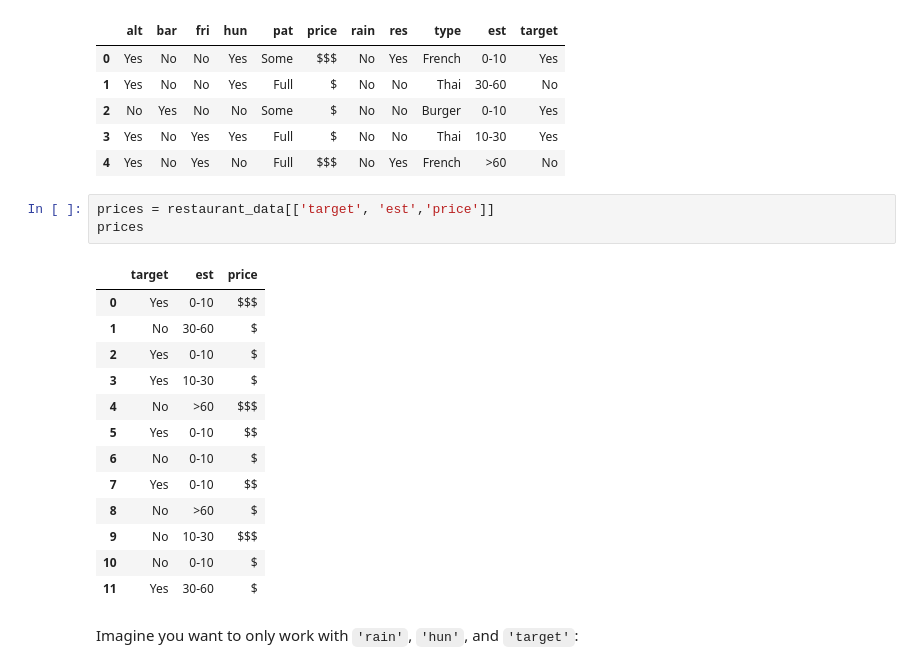
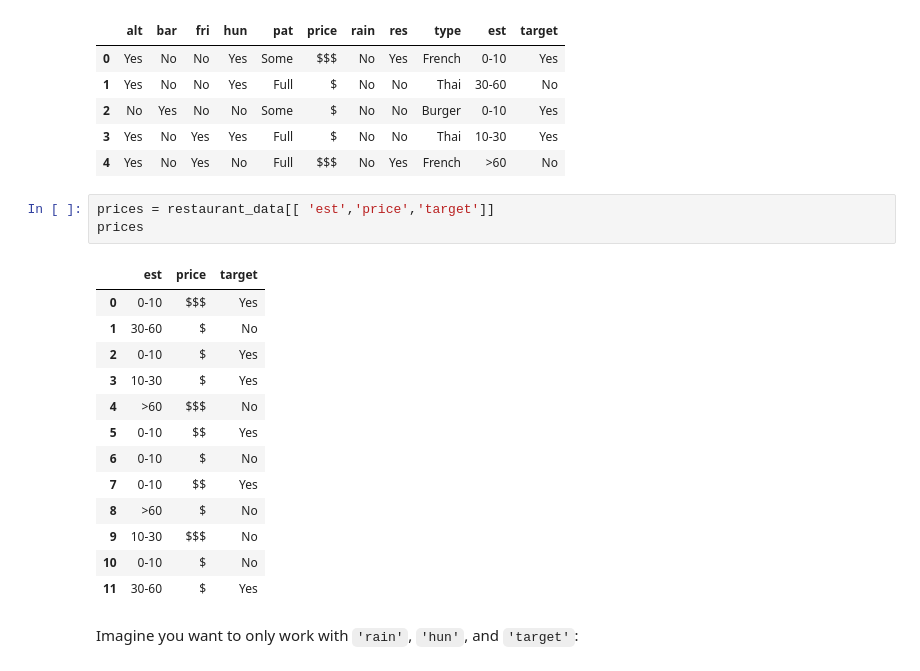
Before and after one commit to merriekay/S23-CS167-Notes, a Jupyter notebook: Day02_Pandas_Tutorial.ipynb, the cells around one changed output. Cells and saved outputs as stored; diff of their text form.

```diff
--- a/Day02_Pandas_Tutorial.ipynb
+++ b/Day02_Pandas_Tutorial.ipynb
@@ -283,22 +302,22 @@ restaurant_data.head()
 | 3 | Yes | No | Yes | Yes | Full | $ | No | No | Thai | 10-30 | Yes |
 | 4 | Yes | No | Yes | No | Full | $$$ | No | Yes | French | >60 | No |
 # %%
-prices = restaurant_data[['target', 'est','price']]
+prices = restaurant_data[[ 'est','price','target']]
 prices
 # %% [output]
-|  | target | est | price |
-| 0 | Yes | 0-10 | $$$ |
-| 1 | No | 30-60 | $ |
-| 2 | Yes | 0-10 | $ |
-| 3 | Yes | 10-30 | $ |
-| 4 | No | >60 | $$$ |
-| 5 | Yes | 0-10 | $$ |
-| 6 | No | 0-10 | $ |
-| 7 | Yes | 0-10 | $$ |
-| 8 | No | >60 | $ |
-| 9 | No | 10-30 | $$$ |
-| 10 | No | 0-10 | $ |
-| 11 | Yes | 30-60 | $ |
+|  | est | price | target |
+| 0 | 0-10 | $$$ | Yes |
+| 1 | 30-60 | $ | No |
+| 2 | 0-10 | $ | Yes |
+| 3 | 10-30 | $ | Yes |
+| 4 | >60 | $$$ | No |
+| 5 | 0-10 | $$ | Yes |
+| 6 | 0-10 | $ | No |
+| 7 | 0-10 | $$ | Yes |
+| 8 | >60 | $ | No |
+| 9 | 10-30 | $$$ | No |
+| 10 | 0-10 | $ | No |
+| 11 | 30-60 | $ | Yes |
 # %% [markdown]
 Imagine you want to only work with `'rain'`, `'hun'`, and `'target'`:
 # %%
```
Also changed, not shown: parts of 19 cells of this notebook.
